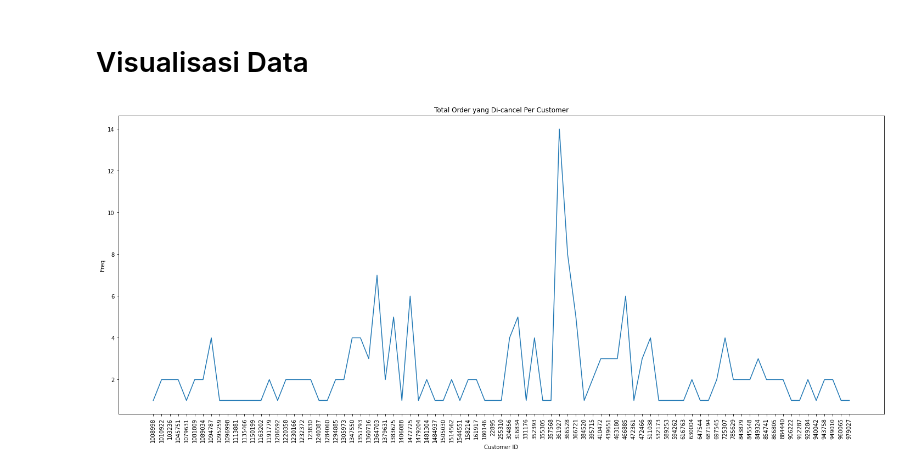
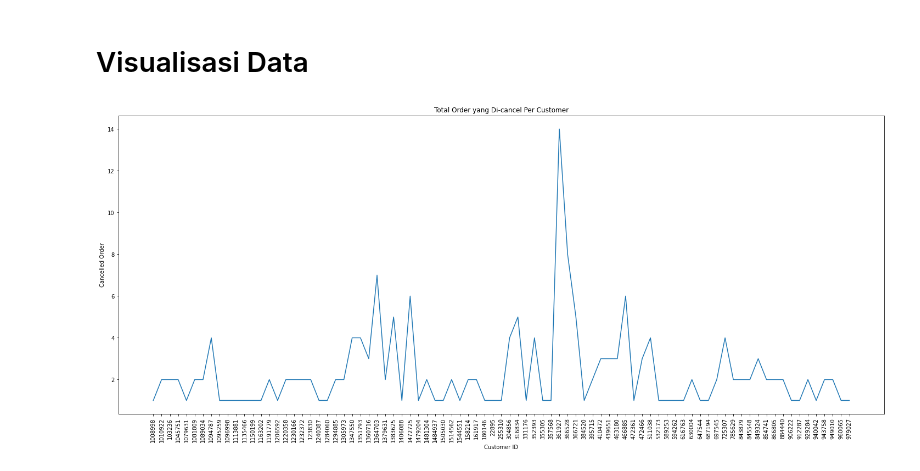
Before and after one commit to danirmdhn/data-analytics, a Jupyter notebook: visualisasi_data.ipynb, the cells around one changed output. Cells and saved outputs as stored; diff of their text form; code cells hidden in the pictures.

```diff
--- a/visualisasi_data.ipynb
+++ b/visualisasi_data.ipynb
@@ -15,6 +15,6 @@ fdd['cust_id']=fdd['cust_id'].map(str)
 # %%
-fdd=fdd[fdd.status=='Cancelled']
-fdd.reset_index(drop=True)
+df=df[df.status=='Cancelled']
+df.reset_index(drop=True)
 # %% [output]
 |  | order_id | voucher_amount | date_time | eta_seconds | food_price | cust_id | rating | delivery_fee | ... |
 | 0 | FOOD-10888 | 0 | 2018-09-18T11:14:27.408029 | 632 | 44600 | 1383625 | NaN | 10000 | ... |
@@ -30,11 +30,11 @@ fdd.reset_index(drop=True)
 | 194 | FOOD-10459 | 0 | 2018-08-13T14:24:44.933401 | 303 | 17400 | 1360716 | NaN | 4000 | ... |
 195 rows × 11 columns
 # %%
-fdd['cancelled_order']=1
+df['cancelled_order']=1
 # %%
-fdd=pd.concat([fdd['cust_id'],fdd['status'],fdd['cancelled_order']], axis=1)
-fdd.columns=['cust_id','status','cancelled_order']
-fdd.head()
+df=pd.concat([df['cust_id'],df['status'],df['cancelled_order']], axis=1)
+df.columns=['cust_id','status','cancelled_order']
+df.head()
 # %% [output]
 |  | cust_id | status | cancelled_order |
 | 20 | 1383625 | Cancelled | 1 |
@@ -43,9 +43,9 @@ fdd.head()
 | 30 | 1364703 | Cancelled | 1 |
 | 34 | 1351793 | Cancelled | 1 |
 # %%
-fdd=fdd.groupby(['cust_id'])
-fdd1=fdd[['cancelled_order']].sum()
-fdd1.reset_index()
+df=df.groupby(['cust_id'])
+df1=df[['cancelled_order']].sum()
+df1.reset_index()
 # %% [output]
 |  | cust_id | cancelled_order |
 | 0 | 1008998 | 1 |
@@ -81,13 +81,13 @@ fdd.reset_index()
 # Visualisasi Data
 # %%
 plt.figure(figsize=(25,10))
-plt.plot(fdd1)
+plt.plot(df1)
 
 plt.title('Total Order yang Di-cancel Per Customer')
 plt.xlabel('Customer ID')
 plt.xticks(rotation=90)
-plt.ylabel('Freq')
+plt.ylabel('Cancelled Order')
 
 plt.show()
 # %% [output]
-[figure, old version]
+[figure, new version]
```
Also changed, not shown: parts of 3 cells of this notebook.
